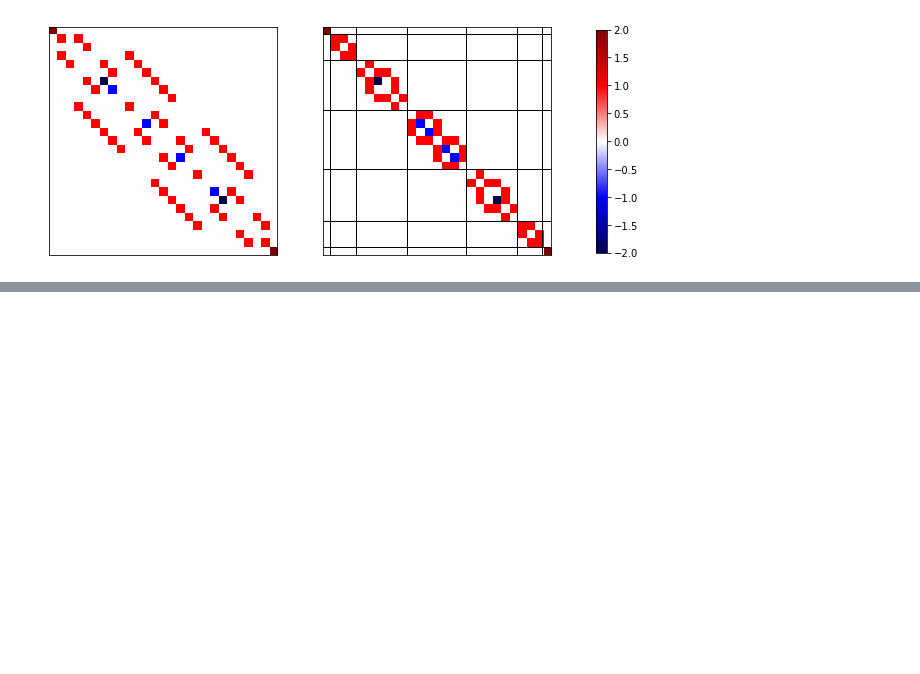
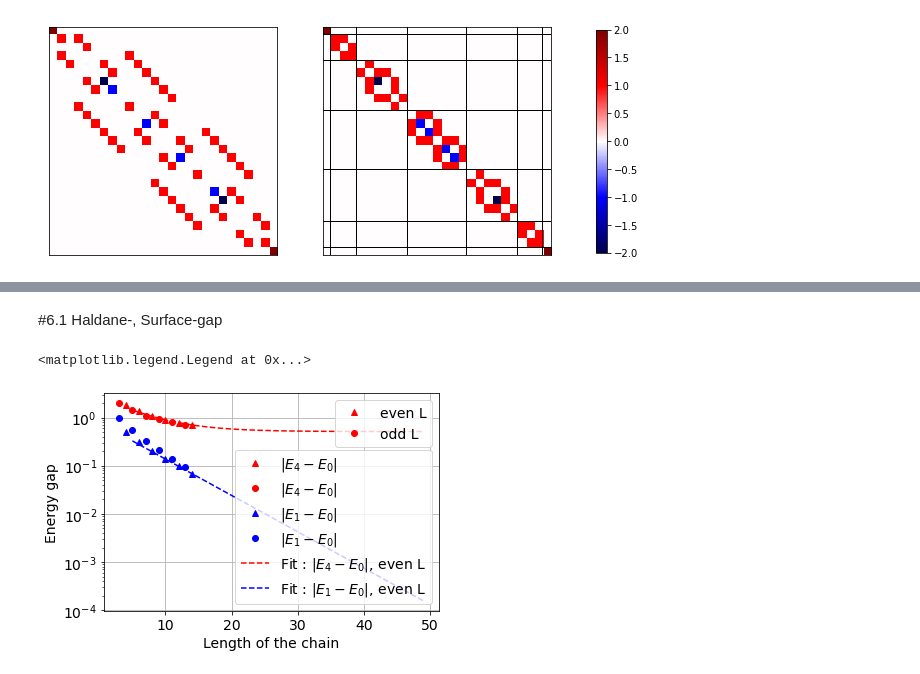
Before and after one commit to RuwenSchulz/ED_Heisenberg_model, a Jupyter notebook: ed_1D_spinchain/Tutorial.ipynb, the cells around one changed output, grey strips where cells are left out. Drawn from its saved outputs; the diff is of its cells as text; code cells hidden in the pictures; blank space fills up the shorter version.

```diff
--- a/ed_1D_spinchain/Tutorial.ipynb
+++ b/ed_1D_spinchain/Tutorial.ipynb
@@ -186,0 +226,79 @@ created basis!
+# %% [markdown]
+#6.1  Haldane-, Surface-gap
+# %%
+#@title The gaps with fits
+gap1even=[]
+gap2even=[]
+gap1odd=[]
+gap2odd=[]
+
+xvalueseven=[]
+xvaluesodd=[]
+
+
+
+def gaps_for_even_odd_l():
+    for factor in range(2,8):
+        createbasis_fast((2*factor)*[1])
+        Hamiltonian(bc=0,D=0,J_z=1,J_xy=1,h=0,g=0,k=3,state=0,block=0)
+        a=variables.spectrum[0]
+        b=variables.spectrum[1]
+        c=variables.spectrum[2]
+        gap1even.append(b-a)
+        gap2even.append(c-a)
+        xvalueseven.append(2*factor)
+
+    for factor in range(1,7):
+        createbasis_fast((2*factor+1)*[1])
+        Hamiltonian(bc=0,D=0,J_z=1,J_xy=1,h=0,g=0,k=3,state=0,block=0)
+        a=variables.spectrum[0]
+        b=variables.spectrum[1]
+        c=variables.spectrum[2]
+        gap1odd.append(b-a)
+        gap2odd.append(c-a)
+        xvaluesodd.append(2*factor+1)
+
+gaps_for_even_odd_l()
+
+
+from matplotlib.pyplot import figure
+gap2plt,=plt.plot(xvalueseven,gap2even,'r^',label=r"$|E_4-E_0| $")
+gap2plt1,=plt.plot(xvaluesodd,gap2odd,'ro',label=r"$|E_4-E_0|$")
+gap1plt=plt.plot(xvalueseven,gap1even,'b^',label=r"$|E_1-E_0| $")
+gap1plt=plt.plot(xvaluesodd,gap1odd,'bo',label=r"$|E_1-E_0|$")
+
+fit_haldane_even=[]
+fit_haldane_odd=[]
+fit_surface_even=[]
+fit_surface_odd=[]
+
+xvalues=[]
+fit_params_surface_even=scipy.optimize.curve_fit(lambda t,a,b: a*np.exp(b*t),xvalueseven[3:len(xvalueseven)],gap1even[3:len(gap1even)])
+fit_params_surface_odd=scipy.optimize.curve_fit(lambda t,a,b: a*np.exp(b*t),xvaluesodd[3:len(xvaluesodd)],gap1odd[3:len(xvaluesodd)])
+fit_params_haldane_even=scipy.optimize.curve_fit(lambda t,a,b,c: a*np.exp(-t/b)+c,xvalueseven[3:],gap2even[3:])
+fit_params_haldane_odd=scipy.optimize.curve_fit(lambda t,a,b,c: a*np.exp(-t/b)+c,xvaluesodd[3:len(xvaluesodd)],gap2odd[3:len(xvaluesodd)])
+
+for i in range(5,50):
+    xvalues.append(i)
+    fit_surface_even.append(fit_params_surface_even[0][0]*(np.exp(fit_params_surface_even[0][1]*i)))
+    fit_surface_odd.append(fit_params_surface_odd[0][0]*(np.exp(fit_params_surface_odd[0][1]*i)))
+    fit_haldane_even.append(fit_params_haldane_even[0][0]*np.exp(-i/fit_params_haldane_even[0][1])+fit_params_haldane_even[0][2])
+    fit_haldane_odd.append(fit_params_haldane_odd[0][0]*np.exp(-i/fit_params_haldane_odd[0][1])+fit_params_haldane_odd[0][2])
+
+
+plt.plot(xvalues,fit_haldane_even,'r--',label=r'Fit : $|E_4-E_0|$, even L')
+plt.plot(xvalues,fit_surface_even,'b--',label=r'Fit : $|E_1-E_0|$, even L')
+
+legend1 = plt.legend([gap2plt, gap2plt1], ["even L", "odd L"],fontsize=14,loc=1)
+plt.gca().add_artist(legend1)
+
+plt.grid()
+plt.yscale('log')
+plt.ylabel("Energy gap",fontsize=14)
+plt.xlabel("Length of the chain",fontsize=14)
+plt.yticks(fontsize=14)
+plt.xticks(fontsize=14)
+plt.legend(fontsize=14)
+# %% [output]
+<matplotlib.legend.Legend at 0x...>
+[figure, added]
```
Also changed, not shown: parts of 7 cells of this notebook.
